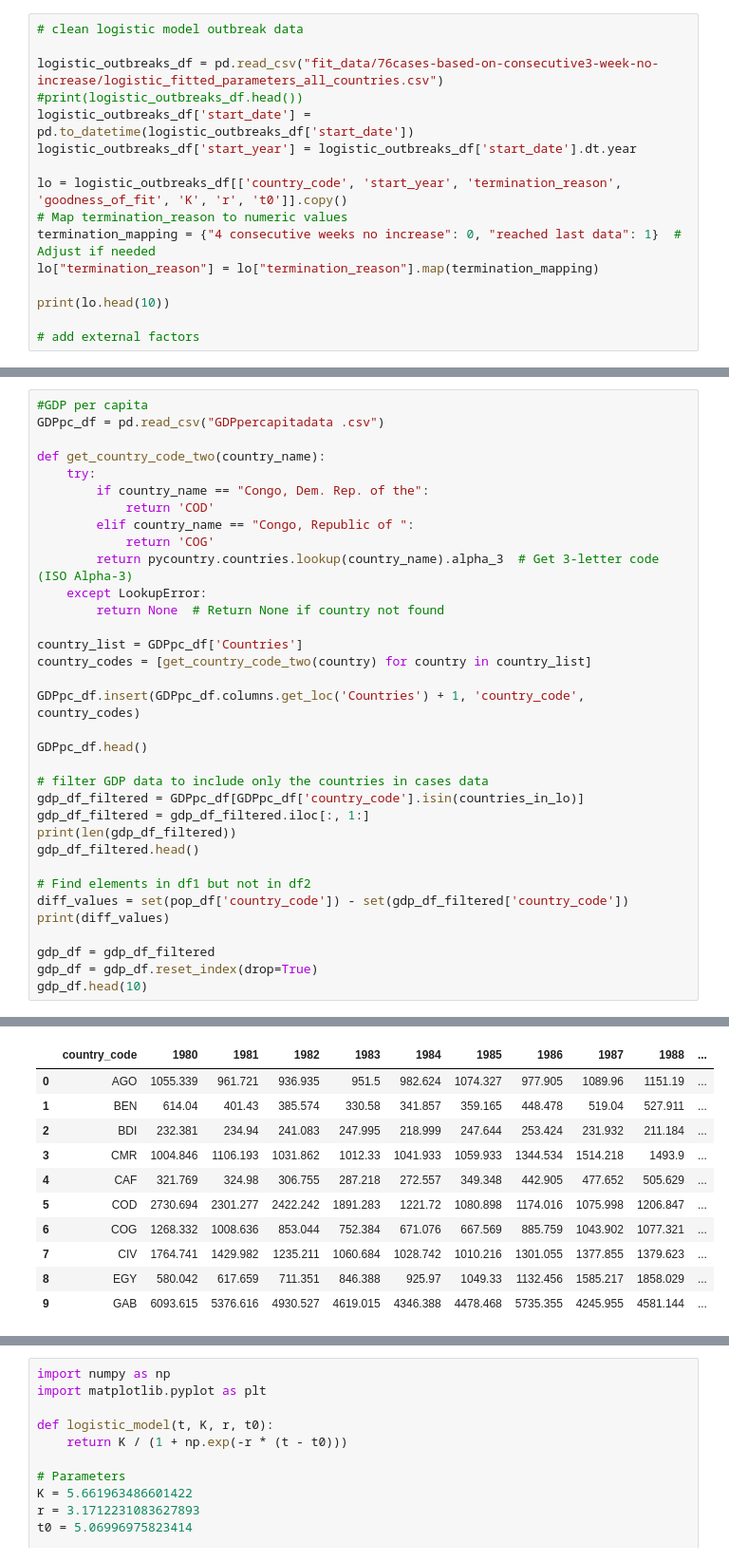
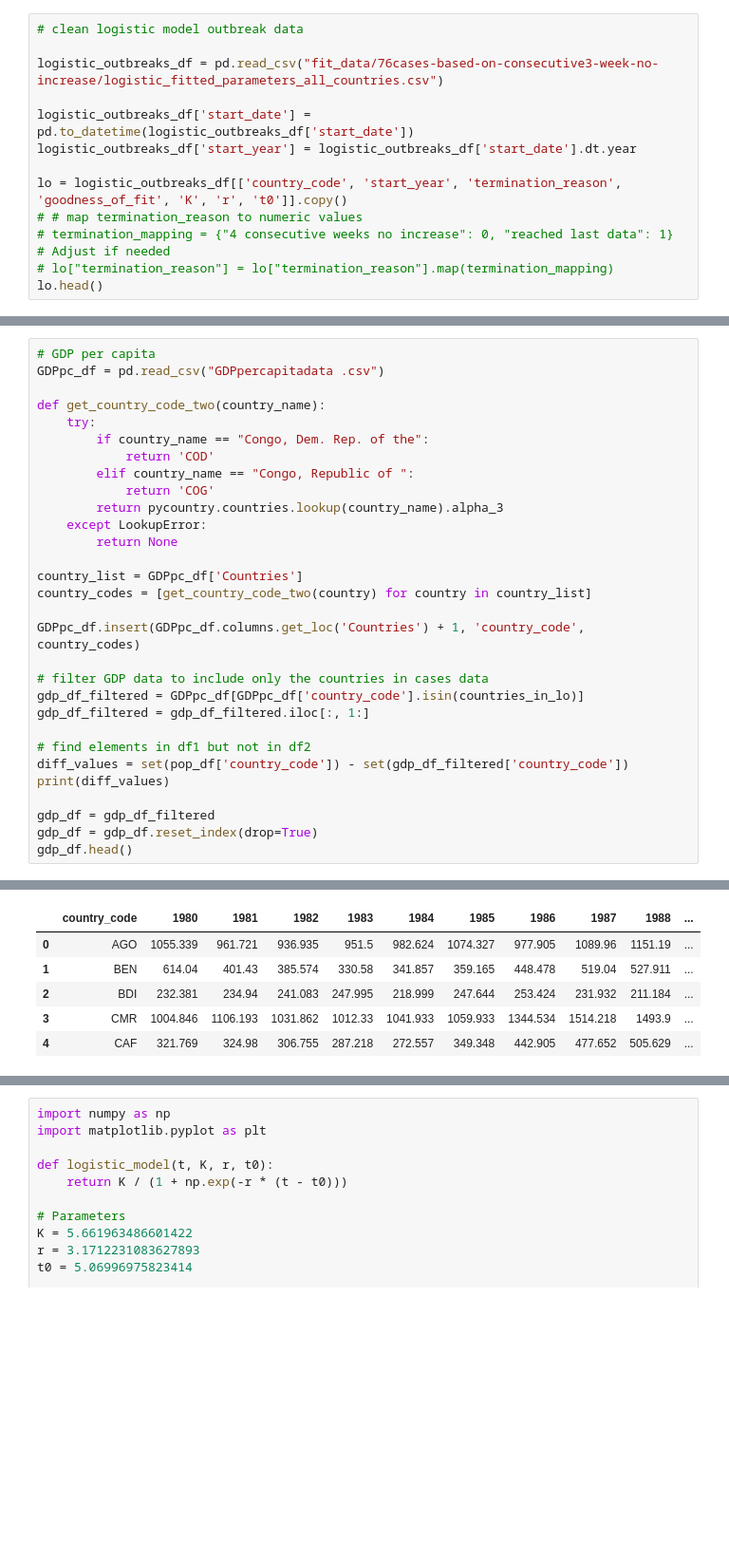
Before and after one commit to KevinDZLiu/Interdisciplinary-Research-Computing-Group-6, a Jupyter notebook: project.ipynb, the cells around one changed output, grey strips where cells are left out. Shown at 95% size. Saved outputs shown, nothing was run; the diff lists cells and outputs as text; blank space fills up the shorter version.

```diff
--- a/project.ipynb
+++ b/project.ipynb
@@ -18,16 +15,13 @@ import pycountry
 # clean logistic model outbreak data
 
 logistic_outbreaks_df = pd.read_csv("fit_data/76cases-based-on-consecutive3-week-no-increase/logistic_fitted_parameters_all_countries.csv")
-#print(logistic_outbreaks_df.head())
+
 logistic_outbreaks_df['start_date'] = pd.to_datetime(logistic_outbreaks_df['start_date'])
 logistic_outbreaks_df['start_year'] = logistic_outbreaks_df['start_date'].dt.year
 
 lo = logistic_outbreaks_df[['country_code', 'start_year', 'termination_reason', 'goodness_of_fit', 'K', 'r', 't0']].copy()
-# Map termination_reason to numeric values
-termination_mapping = {"4 consecutive weeks no increase": 0, "reached last data": 1}  # Adjust if needed
-lo["termination_reason"] = lo["termination_reason"].map(termination_mapping)
-
-print(lo.head(10))
-
-# add external factors
+# # map termination_reason to numeric values
+# termination_mapping = {"4 consecutive weeks no increase": 0, "reached last data": 1}  # Adjust if needed
+# lo["termination_reason"] = lo["termination_reason"].map(termination_mapping)
+lo.head()
 # %% [output]
@@ -283,5 +203,5 @@ set()
 # %%
-#GDP per capita
+# GDP per capita
 GDPpc_df = pd.read_csv("GDPpercapitadata .csv")
 
 def get_country_code_two(country_name):
@@ -290,28 +210,24 @@ def get_country_code_two(country_name):
             return 'COD'
         elif country_name == "Congo, Republic of ":
             return 'COG'
-        return pycountry.countries.lookup(country_name).alpha_3  # Get 3-letter code (ISO Alpha-3)
+        return pycountry.countries.lookup(country_name).alpha_3
     except LookupError:
-        return None  # Return None if country not found
+        return None
 
 country_list = GDPpc_df['Countries']
 country_codes = [get_country_code_two(country) for country in country_list]
 
 GDPpc_df.insert(GDPpc_df.columns.get_loc('Countries') + 1, 'country_code', country_codes)
 
-GDPpc_df.head()
-
 # filter GDP data to include only the countries in cases data
 gdp_df_filtered = GDPpc_df[GDPpc_df['country_code'].isin(countries_in_lo)]
 gdp_df_filtered = gdp_df_filtered.iloc[:, 1:]
-print(len(gdp_df_filtered))
-gdp_df_filtered.head()
 
-# Find elements in df1 but not in df2
+# find elements in df1 but not in df2
 diff_values = set(pop_df['country_code']) - set(gdp_df_filtered['country_code'])
 print(diff_values)
 
 gdp_df = gdp_df_filtered
 gdp_df = gdp_df.reset_index(drop=True)
-gdp_df.head(10)
+gdp_df.head()
 # %% [output]
@@ -319,12 +234,7 @@ gdp_df.head(10)
 set()
 |  | country_code | 1980 | 1981 | 1982 | 1983 | 1984 | 1985 | 1986 | 1987 | 1988 | ... |
 | 0 | AGO | 1055.339 | 961.721 | 936.935 | 951.5 | 982.624 | 1074.327 | 977.905 | 1089.96 | 1151.19 | ... |
 | 1 | BEN | 614.04 | 401.43 | 385.574 | 330.58 | 341.857 | 359.165 | 448.478 | 519.04 | 527.911 | ... |
 | 2 | BDI | 232.381 | 234.94 | 241.083 | 247.995 | 218.999 | 247.644 | 253.424 | 231.932 | 211.184 | ... |
 | 3 | CMR | 1004.846 | 1106.193 | 1031.862 | 1012.33 | 1041.933 | 1059.933 | 1344.534 | 1514.218 | 1493.9 | ... |
 | 4 | CAF | 321.769 | 324.98 | 306.755 | 287.218 | 272.557 | 349.348 | 442.905 | 477.652 | 505.629 | ... |
-| 5 | COD | 2730.694 | 2301.277 | 2422.242 | 1891.283 | 1221.72 | 1080.898 | 1174.016 | 1075.998 | 1206.847 | ... |
-| 6 | COG | 1268.332 | 1008.636 | 853.044 | 752.384 | 671.076 | 667.569 | 885.759 | 1043.902 | 1077.321 | ... |
-| 7 | CIV | 1764.741 | 1429.982 | 1235.211 | 1060.684 | 1028.742 | 1010.216 | 1301.055 | 1377.855 | 1379.623 | ... |
-| 8 | EGY | 580.042 | 617.659 | 711.351 | 846.388 | 925.97 | 1049.33 | 1132.456 | 1585.217 | 1858.029 | ... |
-| 9 | GAB | 6093.615 | 5376.616 | 4930.527 | 4619.015 | 4346.388 | 4478.468 | 5735.355 | 4245.955 | 4581.144 | ... |
```
Also changed, not shown: parts of 18 cells of this notebook.
